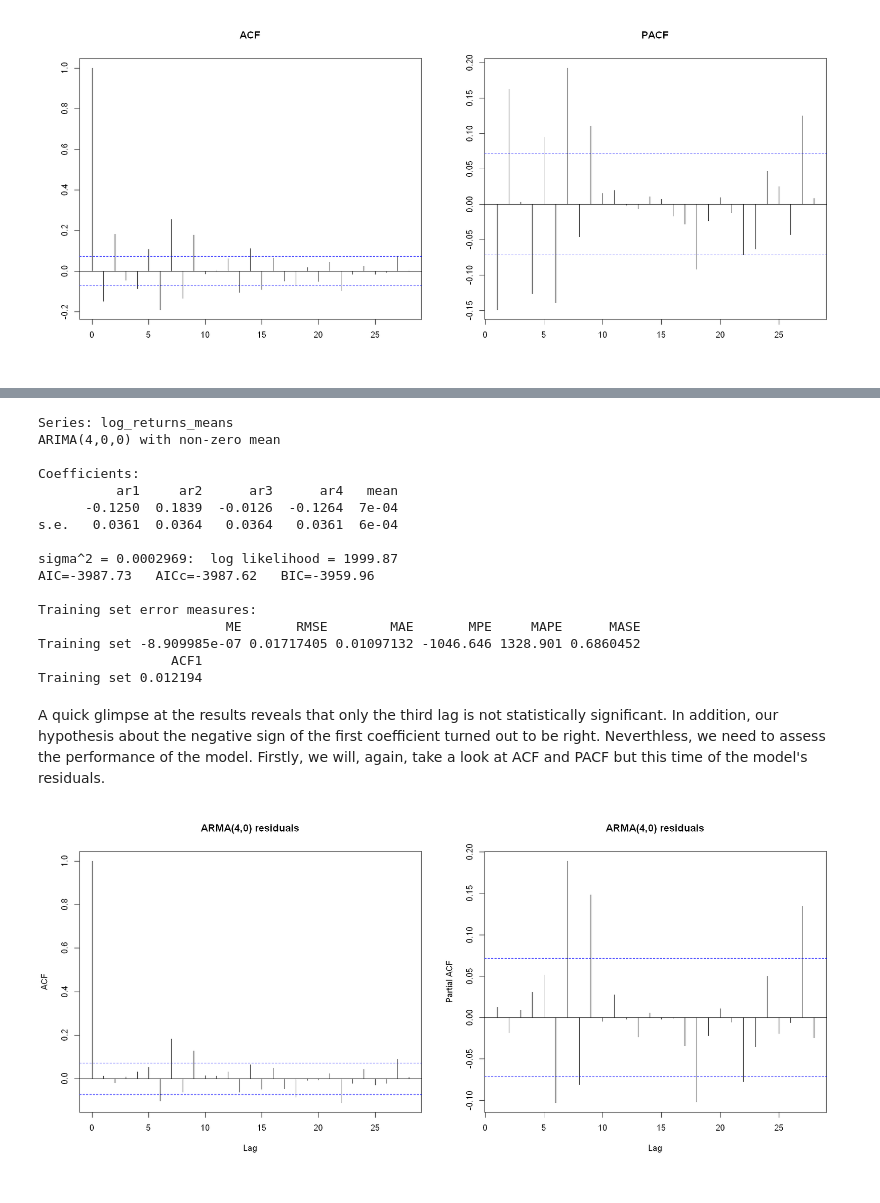
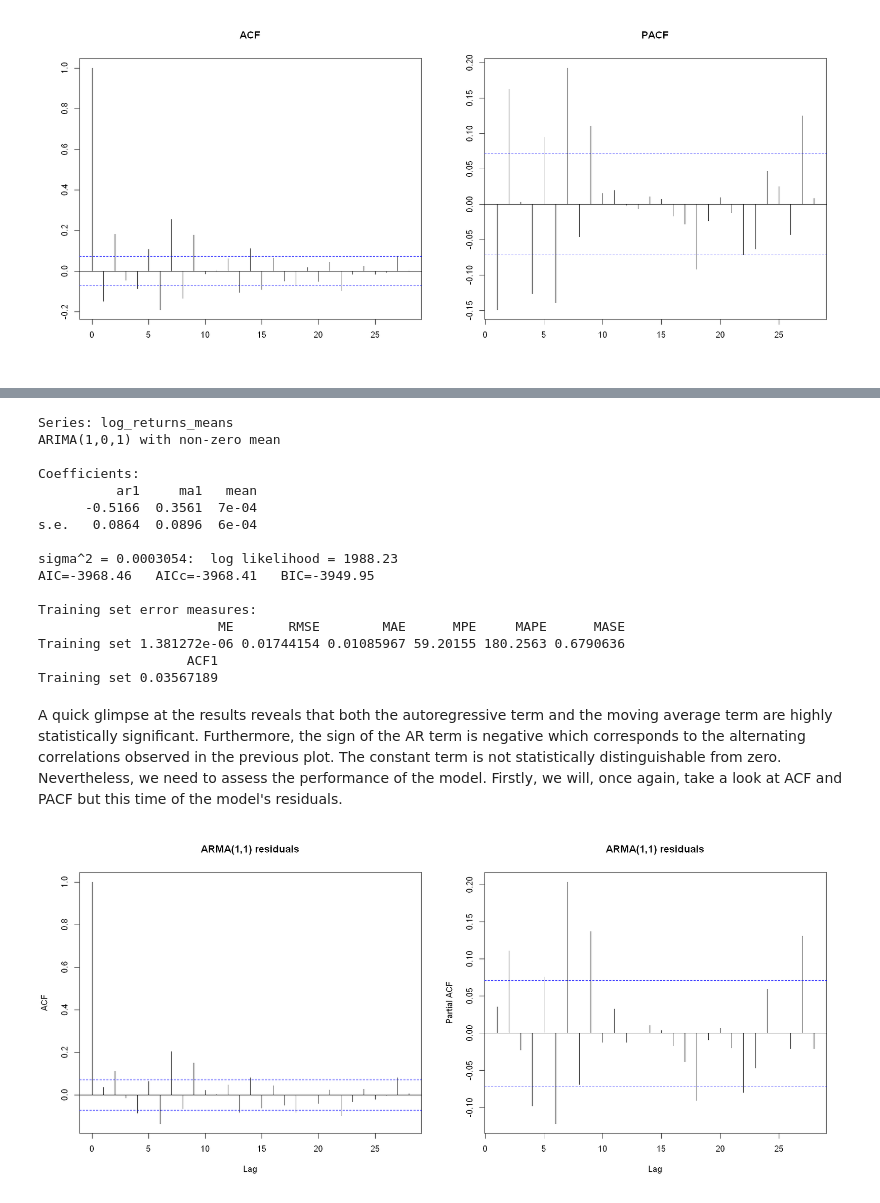
Before and after one commit to JanK0095/Financial-Econometrics-Course-Projects, a Jupyter notebook: HW2/FE1_HW2_Kubal_Mattanelli.ipynb, the cells around one changed output, grey strips where cells are left out. Cells and saved outputs as stored; diff of their text form; code cells hidden in the pictures.

```diff
--- a/HW2/FE1_HW2_Kubal_Mattanelli.ipynb
+++ b/HW2/FE1_HW2_Kubal_Mattanelli.ipynb
@@ -79,18 +76,0 @@ plot(log_returns)
-# %%
-#Creating list containing Log-returns
-log_returns <- vector("list", length(tickers_data)) #initializing empty list, to be filled with dataframes
-
-for(i in 1:length(tickers_data)) {
-    obs <- length(tickers_data[[i]][,6]) #number of observations of adjusted close price for ith ticker
-    lrets <- vector("numeric", obs)
-    lrets[1] <- NA
-
-    for(n in 2:obs){
-        lrets[n] <- as.numeric(log(tickers_data[[i]][n,6])) - as.numeric(log(tickers_data[[i]][n-1,6])) #cpmuting the log-returns
-    }
-
-    log_returns[[i]] <- data.frame(Date = index(tickers_data[[i]]), tickers_data[[i]][,6], Log_returns = lrets) #saving log-returns and othe info in dataframe
-}
-
-#Each element of the list log_returns is a dataframe, containing dates, original closing prices and logarithmic returns
-#(the original prices is included mainly so the firm it belongs to could be easily recognized by ticker)
@@ -350,32 +271,32 @@ As can be seen, there appear to be some dependencies in the first nine lags. The
 # %%
-#ARMA(4,0)
-arma40 <- Arima(log_returns_means, order = c(4, 0, 0))
-summary(arma40)
+#ARMA(1,1)
+arma11 <- Arima(log_returns_means, order = c(1, 0, 1))
+summary(arma11)
 # %% [output]
 Series: log_returns_means
-ARIMA(4,0,0) with non-zero mean
+ARIMA(1,0,1) with non-zero mean
 
 Coefficients:
-          ar1     ar2      ar3      ar4   mean
-      -0.1250  0.1839  -0.0126  -0.1264  7e-04
-s.e.   0.0361  0.0364   0.0364   0.0361  6e-04
+          ar1     ma1   mean
+      -0.5166  0.3561  7e-04
+s.e.   0.0864  0.0896  6e-04
 
-sigma^2 = 0.0002969:  log likelihood = 1999.87
-AIC=-3987.73   AICc=-3987.62   BIC=-3959.96
+sigma^2 = 0.0003054:  log likelihood = 1988.23
+AIC=-3968.46   AICc=-3968.41   BIC=-3949.95
 
 Training set error measures:
-                        ME       RMSE        MAE       MPE     MAPE      MASE
-Training set -8.909985e-07 0.01717405 0.01097132 -1046.646 1328.901 0.6860452
-                 ACF1
-Training set 0.012194
+                       ME       RMSE        MAE      MPE     MAPE      MASE
+Training set 1.381272e-06 0.01744154 0.01085967 59.20155 180.2563 0.6790636
+                   ACF1
+Training set 0.03567189
 # %% [markdown]
-A quick glimpse at the results reveals that only the third lag is not statistically significant. In addition, our hypothesis about the negative sign of the first coefficient turned out to be right. Neverthless, we need to assess the performance of the model. Firstly, we will, again, take a look at ACF and PACF but this time of the model's residuals.
+A quick glimpse at the results reveals that both the autoregressive term and the moving average term are highly statistically significant. Furthermore, the sign of the AR term is negative which corresponds to the alternating correlations observed in the previous plot. The constant term is not statistically distinguishable from zero. Nevertheless, we need to assess the performance of the model. Firstly, we will, once again, take a look at ACF and PACF but this time of the model's residuals.
 # %%
 #ACF and PACF
 par(mfrow=c(1,2))
 options(repr.plot.width = 16, repr.plot.height = 7)
-acf(arma40$residuals, main = "ARMA(4,0) residuals")
-pacf(arma40$residuals, main = "ARMA(4,0) residuals")
+acf(arma11$residuals, main = "ARMA(1,1) residuals")
+pacf(arma11$residuals, main = "ARMA(1,1) residuals")
 # %% [output]
-[figure, old version]
+[figure, new version]
 # %% [markdown]
```
Also changed, not shown: parts of 58 cells of this notebook.
